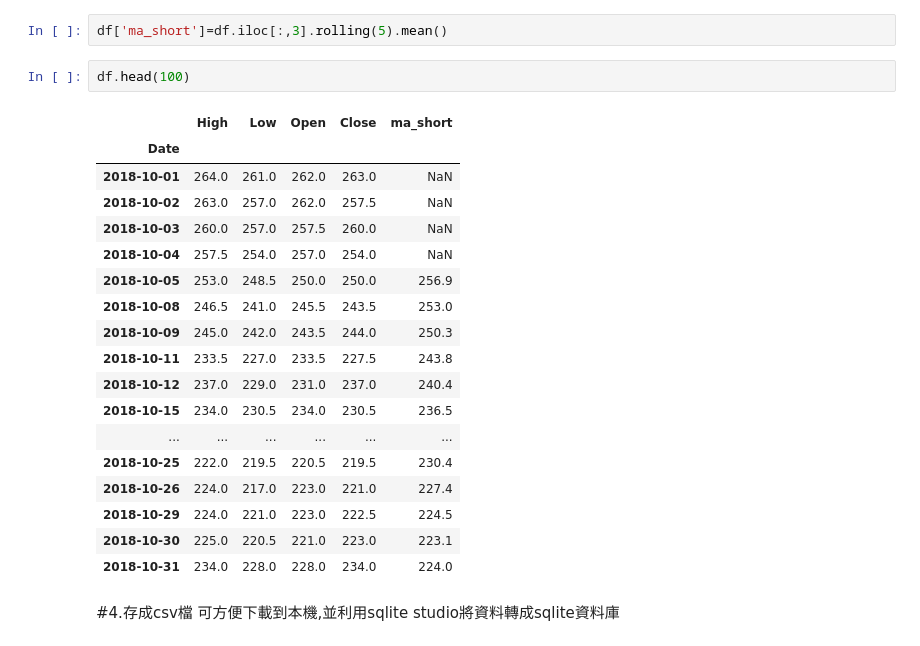
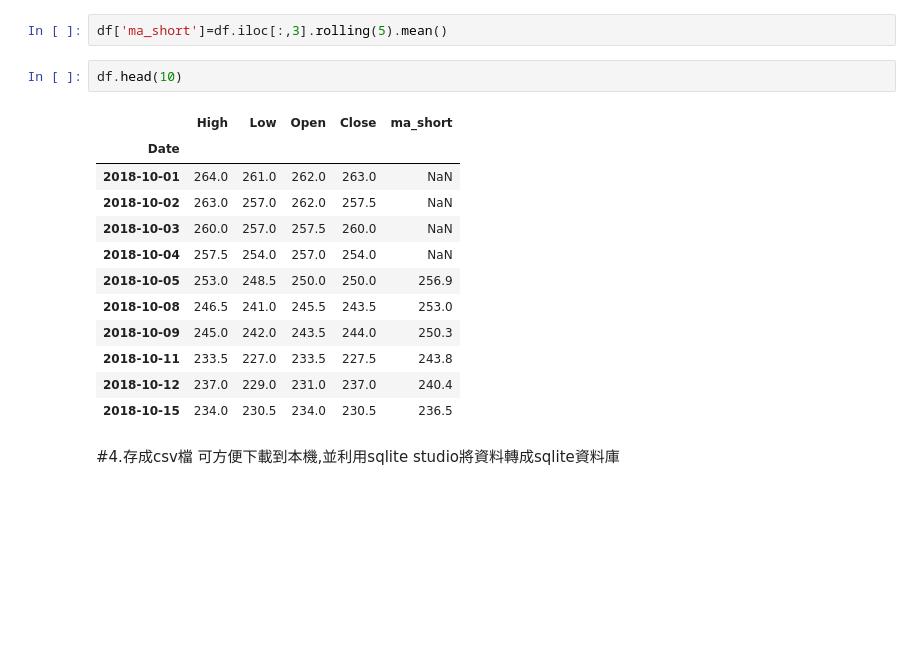
Before and after one commit to webclinic017/trade-backtest, a Jupyter notebook: 2_資料整理_存成csv.ipynb, the cells around one changed output. Drawn from its saved outputs; the diff is of its cells as text; blank space fills up the shorter version.

```diff
--- a/2_資料整理_存成csv.ipynb
+++ b/2_資料整理_存成csv.ipynb
@@ -69,26 +74,20 @@ https://youtu.be/T5eEctR591o?t=1073
 # %%
 df['ma_short']=df.iloc[:,3].rolling(5).mean()
 # %%
-df.head(100)
+df.head(10)
 # %% [output]
 |  | High | Low | Open | Close | ma_short |
 | Date |  |  |  |  |  |
 | 2018-10-01 | 264.0 | 261.0 | 262.0 | 263.0 | NaN |
 | 2018-10-02 | 263.0 | 257.0 | 262.0 | 257.5 | NaN |
 | 2018-10-03 | 260.0 | 257.0 | 257.5 | 260.0 | NaN |
 | 2018-10-04 | 257.5 | 254.0 | 257.0 | 254.0 | NaN |
 | 2018-10-05 | 253.0 | 248.5 | 250.0 | 250.0 | 256.9 |
 | 2018-10-08 | 246.5 | 241.0 | 245.5 | 243.5 | 253.0 |
 | 2018-10-09 | 245.0 | 242.0 | 243.5 | 244.0 | 250.3 |
 | 2018-10-11 | 233.5 | 227.0 | 233.5 | 227.5 | 243.8 |
 | 2018-10-12 | 237.0 | 229.0 | 231.0 | 237.0 | 240.4 |
 | 2018-10-15 | 234.0 | 230.5 | 234.0 | 230.5 | 236.5 |
-| ... | ... | ... | ... | ... | ... |
-| 2018-10-25 | 222.0 | 219.5 | 220.5 | 219.5 | 230.4 |
-| 2018-10-26 | 224.0 | 217.0 | 223.0 | 221.0 | 227.4 |
-| 2018-10-29 | 224.0 | 221.0 | 223.0 | 222.5 | 224.5 |
-| 2018-10-30 | 225.0 | 220.5 | 221.0 | 223.0 | 223.1 |
-| 2018-10-31 | 234.0 | 228.0 | 228.0 | 234.0 | 224.0 |
 # %% [markdown]
 #4.存成csv檔
 可方便下載到本機,並利用sqlite studio將資料轉成sqlite資料庫
```
Also changed, not shown: parts of 1 cell of this notebook.
